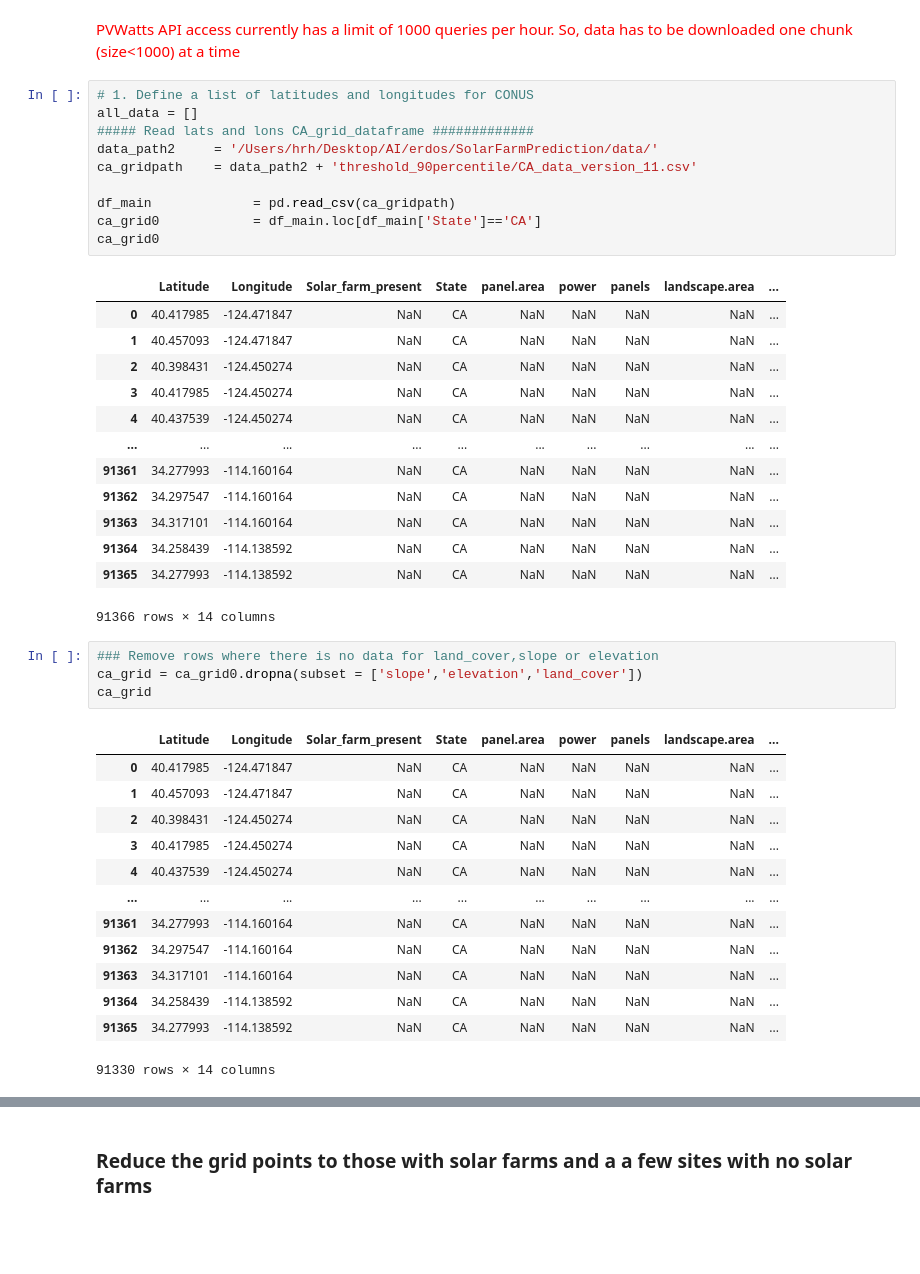
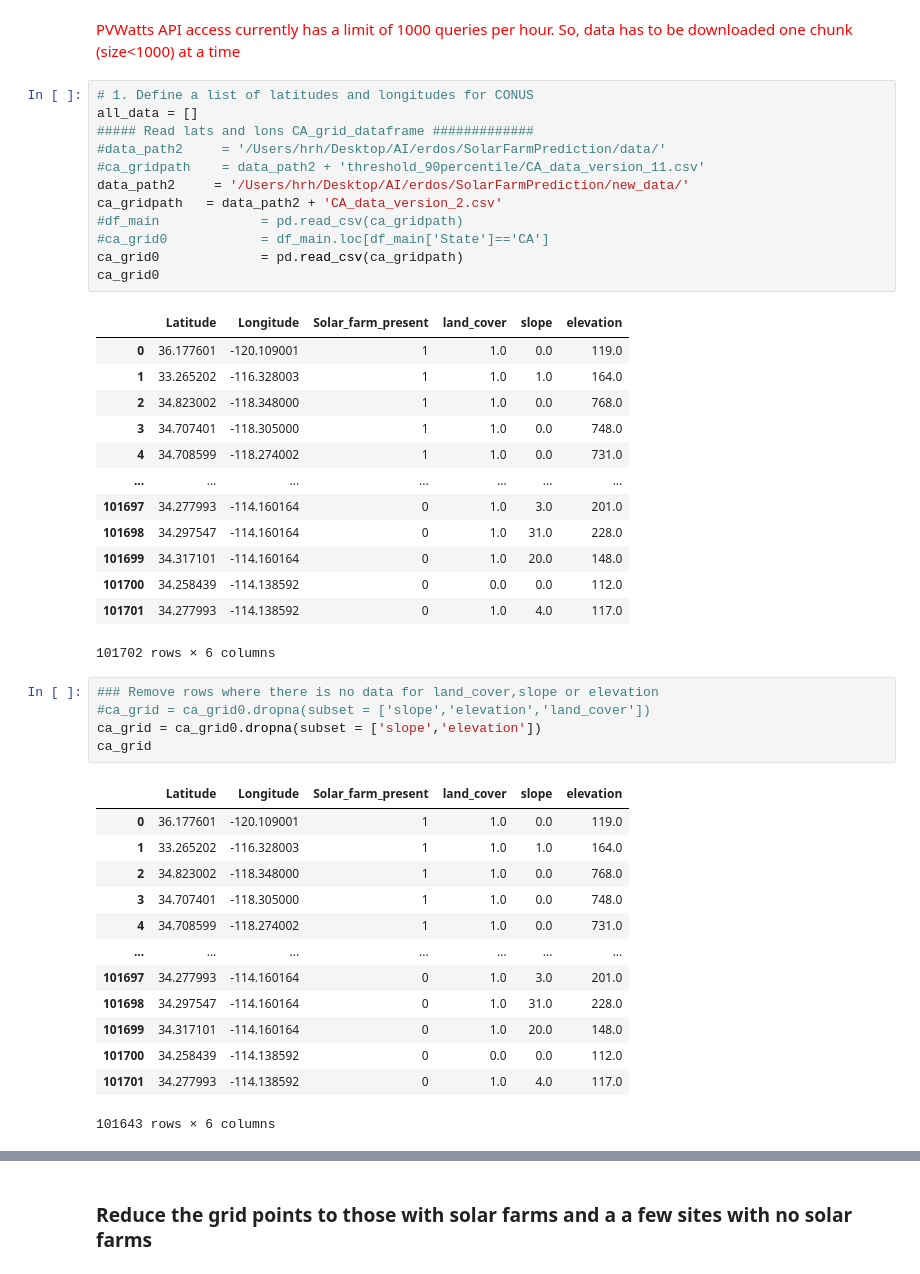
Before and after one commit to hrhampapura/SolarFarmPrediction, a Jupyter notebook: data_code/PVWatts_output.ipynb, the cells around one changed output, grey strips where cells are left out. Cells and saved outputs as stored; diff of their text form; blank space fills up the shorter version.

```diff
--- a/data_code/PVWatts_output.ipynb
+++ b/data_code/PVWatts_output.ipynb
@@ -78,45 +76,48 @@ thresh_name = '99'
 # %%
 # 1. Define a list of latitudes and longitudes for CONUS
 all_data = []
 ##### Read lats and lons CA_grid_dataframe #############
-data_path2     = '/Users/hrh/Desktop/AI/erdos/SolarFarmPrediction/data/'
-ca_gridpath    = data_path2 + 'threshold_90percentile/CA_data_version_11.csv'
-
-df_main             = pd.read_csv(ca_gridpath)
-ca_grid0            = df_main.loc[df_main['State']=='CA']
+#data_path2     = '/Users/hrh/Desktop/AI/erdos/SolarFarmPrediction/data/'
+#ca_gridpath    = data_path2 + 'threshold_90percentile/CA_data_version_11.csv'
+data_path2     = '/Users/hrh/Desktop/AI/erdos/SolarFarmPrediction/new_data/'
+ca_gridpath   = data_path2 + 'CA_data_version_2.csv'
+#df_main             = pd.read_csv(ca_gridpath)
+#ca_grid0            = df_main.loc[df_main['State']=='CA']
+ca_grid0             = pd.read_csv(ca_gridpath)
 ca_grid0
 # %% [output]
-|  | Latitude | Longitude | Solar_farm_present | State | panel.area | power | panels | landscape.area | ... |
-| 0 | 40.417985 | -124.471847 | NaN | CA | NaN | NaN | NaN | NaN | ... |
-| 1 | 40.457093 | -124.471847 | NaN | CA | NaN | NaN | NaN | NaN | ... |
-| 2 | 40.398431 | -124.450274 | NaN | CA | NaN | NaN | NaN | NaN | ... |
-| 3 | 40.417985 | -124.450274 | NaN | CA | NaN | NaN | NaN | NaN | ... |
-| 4 | 40.437539 | -124.450274 | NaN | CA | NaN | NaN | NaN | NaN | ... |
-| ... | ... | ... | ... | ... | ... | ... | ... | ... | ... |
-| 91361 | 34.277993 | -114.160164 | NaN | CA | NaN | NaN | NaN | NaN | ... |
-| 91362 | 34.297547 | -114.160164 | NaN | CA | NaN | NaN | NaN | NaN | ... |
-| 91363 | 34.317101 | -114.160164 | NaN | CA | NaN | NaN | NaN | NaN | ... |
-| 91364 | 34.258439 | -114.138592 | NaN | CA | NaN | NaN | NaN | NaN | ... |
-| 91365 | 34.277993 | -114.138592 | NaN | CA | NaN | NaN | NaN | NaN | ... |
+|  | Latitude | Longitude | Solar_farm_present | land_cover | slope | elevation |
+| 0 | 36.177601 | -120.109001 | 1 | 1.0 | 0.0 | 119.0 |
+| 1 | 33.265202 | -116.328003 | 1 | 1.0 | 1.0 | 164.0 |
+| 2 | 34.823002 | -118.348000 | 1 | 1.0 | 0.0 | 768.0 |
+| 3 | 34.707401 | -118.305000 | 1 | 1.0 | 0.0 | 748.0 |
+| 4 | 34.708599 | -118.274002 | 1 | 1.0 | 0.0 | 731.0 |
+| ... | ... | ... | ... | ... | ... | ... |
+| 101697 | 34.277993 | -114.160164 | 0 | 1.0 | 3.0 | 201.0 |
+| 101698 | 34.297547 | -114.160164 | 0 | 1.0 | 31.0 | 228.0 |
+| 101699 | 34.317101 | -114.160164 | 0 | 1.0 | 20.0 | 148.0 |
+| 101700 | 34.258439 | -114.138592 | 0 | 0.0 | 0.0 | 112.0 |
+| 101701 | 34.277993 | -114.138592 | 0 | 1.0 | 4.0 | 117.0 |
-91366 rows × 14 columns
+101702 rows × 6 columns
 # %%
 ### Remove rows where there is no data for land_cover,slope or elevation
-ca_grid = ca_grid0.dropna(subset = ['slope','elevation','land_cover'])
+#ca_grid = ca_grid0.dropna(subset = ['slope','elevation','land_cover'])
+ca_grid = ca_grid0.dropna(subset = ['slope','elevation'])
 ca_grid
 # %% [output]
-|  | Latitude | Longitude | Solar_farm_present | State | panel.area | power | panels | landscape.area | ... |
-| 0 | 40.417985 | -124.471847 | NaN | CA | NaN | NaN | NaN | NaN | ... |
-| 1 | 40.457093 | -124.471847 | NaN | CA | NaN | NaN | NaN | NaN | ... |
-| 2 | 40.398431 | -124.450274 | NaN | CA | NaN | NaN | NaN | NaN | ... |
-| 3 | 40.417985 | -124.450274 | NaN | CA | NaN | NaN | NaN | NaN | ... |
-| 4 | 40.437539 | -124.450274 | NaN | CA | NaN | NaN | NaN | NaN | ... |
-| ... | ... | ... | ... | ... | ... | ... | ... | ... | ... |
-| 91361 | 34.277993 | -114.160164 | NaN | CA | NaN | NaN | NaN | NaN | ... |
-| 91362 | 34.297547 | -114.160164 | NaN | CA | NaN | NaN | NaN | NaN | ... |
-| 91363 | 34.317101 | -114.160164 | NaN | CA | NaN | NaN | NaN | NaN | ... |
-| 91364 | 34.258439 | -114.138592 | NaN | CA | NaN | NaN | NaN | NaN | ... |
-| 91365 | 34.277993 | -114.138592 | NaN | CA | NaN | NaN | NaN | NaN | ... |
+|  | Latitude | Longitude | Solar_farm_present | land_cover | slope | elevation |
+| 0 | 36.177601 | -120.109001 | 1 | 1.0 | 0.0 | 119.0 |
+| 1 | 33.265202 | -116.328003 | 1 | 1.0 | 1.0 | 164.0 |
+| 2 | 34.823002 | -118.348000 | 1 | 1.0 | 0.0 | 768.0 |
+| 3 | 34.707401 | -118.305000 | 1 | 1.0 | 0.0 | 748.0 |
+| 4 | 34.708599 | -118.274002 | 1 | 1.0 | 0.0 | 731.0 |
+| ... | ... | ... | ... | ... | ... | ... |
+| 101697 | 34.277993 | -114.160164 | 0 | 1.0 | 3.0 | 201.0 |
+| 101698 | 34.297547 | -114.160164 | 0 | 1.0 | 31.0 | 228.0 |
+| 101699 | 34.317101 | -114.160164 | 0 | 1.0 | 20.0 | 148.0 |
+| 101700 | 34.258439 | -114.138592 | 0 | 0.0 | 0.0 | 112.0 |
+| 101701 | 34.277993 | -114.138592 | 0 | 1.0 | 4.0 | 117.0 |
-91330 rows × 14 columns
+101643 rows × 6 columns
 # %%
 #Check if it worked
 ca_grid['slope'].isna()
```
Also changed, not shown: parts of 32 cells of this notebook, 8 other files.
